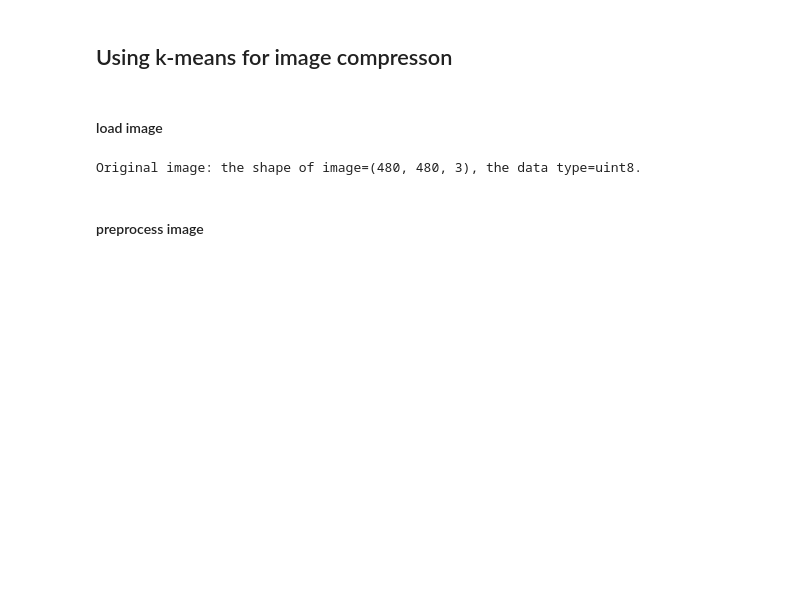
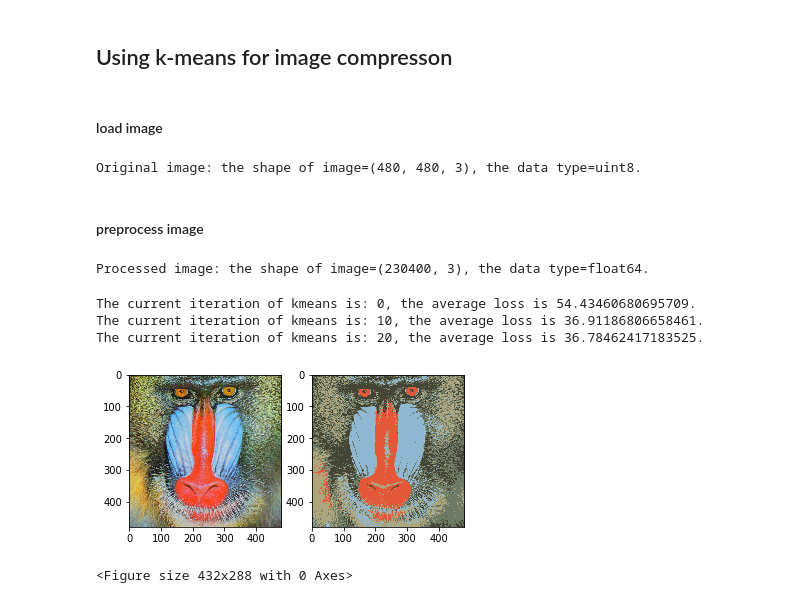
Before and after one commit to elephantman99/machine-learning-journey, a Jupyter notebook: clustering/kmeans_clustering.ipynb, the cells around one changed output. Saved outputs shown, nothing was run; the diff lists cells and outputs as text; code cells hidden in the pictures; blank space fills up the shorter version.

```diff
--- a/clustering/kmeans_clustering.ipynb
+++ b/clustering/kmeans_clustering.ipynb
@@ -203,21 +224,66 @@ processed_image = preprocess_image(original_image)
+# %%
+def preprocess_image(original_image):
+    """preprocess the image."""
+
+    processed_image = original_image.reshape(original_image.shape[0]*
+                                    original_image.shape[1], 3)
+    processed_image = processed_image.astype(float)
+    print(
+    "Processed image: the shape of image={s}, the data type={dt}.".format(
+        s=processed_image.shape, dt=processed_image.dtype))
+
+#     mean = processed_image.mean(axis=0)
+#     std  = processed_image.std(axis=0)
+#     processed_image = (processed_image - mean) / std
+
+    return processed_image
+
+processed_image = preprocess_image(original_image)
+# %% [output]
+Processed image: the shape of image=(230400, 3), the data type=float64.
 # %%
 from plots import plot_image_compression
 
 def kmean_compression(original_image, processed_image, k, max_iters, threshold):
     """using k-means for image compression."""
-    # ***************************************************
-    # INSERT YOUR CODE HERE
-    # TODO: use kmean to compress the image.
-    # ***************************************************
-    raise NotImplementedError
+    mu_old = initialize_clusters(processed_image, k)
+
+    # init some empty lists to store the result.
+    loss_list = []
+
+    # start the kmeans
+    for iter in range(max_iter):
+        losses, assignments, mu = update_kmeans_parameters(processed_image, mu_old)
+
+        # calculate the average loss over all points
+        average_loss = np.mean(losses)
+        loss_list.append(average_loss)
+
+        if iter % 10 == 0:
+            print(
+                "The current iteration of kmeans is: {i}, the average loss is {l}.".format(
+                    i=iter, l=average_loss))
+
+        # check converge
+        if iter > 0 and np.abs(loss_list[-1] - loss_list[-2]) < threshold:
+            break
+
+        # update mu
+        mu_old = mu
 
     # plot histgram
     plot_image_compression(original_image, processed_image, assignments, mu, k)
 
 # define parameters
 k = 5
 max_iter = 100
 threshold = 1e-6
 
 # use kmeans to compress image
 kmean_compression(original_image, processed_image, k, max_iter, threshold)
+# %% [output]
+The current iteration of kmeans is: 0, the average loss is 54.43460680695709.
+The current iteration of kmeans is: 10, the average loss is 36.91186806658461.
+The current iteration of kmeans is: 20, the average loss is 36.78462417183525.
+[figure, added]
+<Figure size 432x288 with 0 Axes>
```
Also changed, not shown: parts of 5 cells of this notebook.
